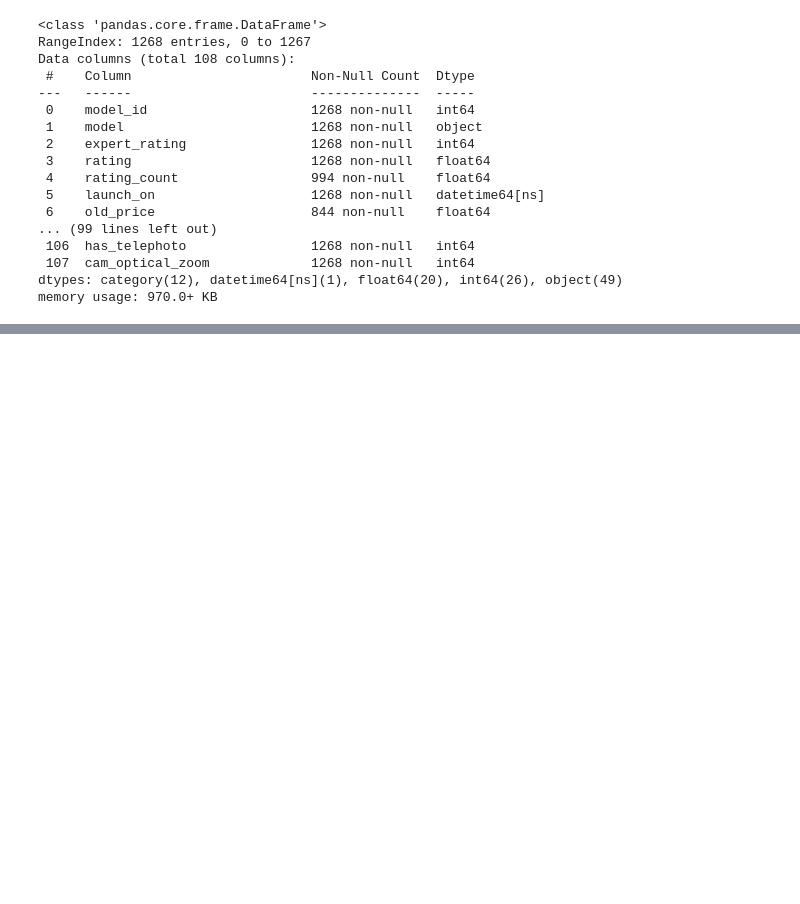
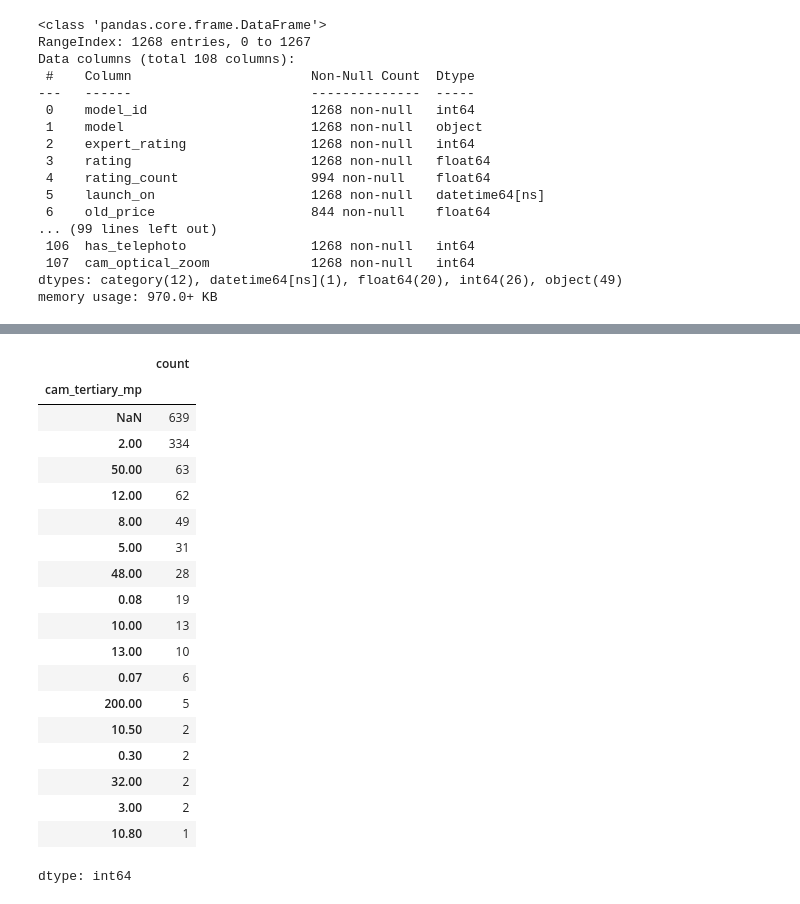
Before and after one commit to rajeshxdatascience/smartphone-recommender-system, a Jupyter notebook: SpecLens_AI_Data_Engineering.ipynb, the cells around one changed output, grey strips where cells are left out. Saved outputs shown, nothing was run; the diff lists cells and outputs as text; code cells hidden in the pictures; blank space fills up the shorter version.

```diff
--- a/SpecLens_AI_Data_Engineering.ipynb
+++ b/SpecLens_AI_Data_Engineering.ipynb
@@ -3485,0 +3494,2 @@ memory usage: 970.0+ KB
+# %%
+df['cam_tertiary_mp'] = df['main_cam3'].str.split(',').str.get(0).str.split(' ').str.get(0)
@@ -3485,0 +3529,30 @@ memory usage: 970.0+ KB
+# %%
+df.loc[[121,114,119,122],'cam_tertiary_mp'] = 0.07
+df.loc[[808,809,810,528,720,721,803,804,806,807],'cam_tertiary_mp'] = 0.08
+df.loc[[636,637,706,707],'cam_tertiary_mp'] = 2
+df.loc[[553,554],'cam_tertiary_mp'] = np.nan
+# %%
+df['cam_tertiary_mp'] = pd.to_numeric(df['cam_tertiary_mp'])
+# %%
+df['cam_tertiary_mp'].value_counts(dropna=False)
+# %% [output]
+|  | count |
+| cam_tertiary_mp |  |
+| NaN | 639 |
+| 2.00 | 334 |
+| 50.00 | 63 |
+| 12.00 | 62 |
+| 8.00 | 49 |
+| 5.00 | 31 |
+| 48.00 | 28 |
+| 0.08 | 19 |
+| 10.00 | 13 |
+| 13.00 | 10 |
+| 0.07 | 6 |
+| 200.00 | 5 |
+| 10.50 | 2 |
+| 0.30 | 2 |
+| 32.00 | 2 |
+| 3.00 | 2 |
+| 10.80 | 1 |
+dtype: int64
```
Also changed, not shown: parts of 88 cells of this notebook.
